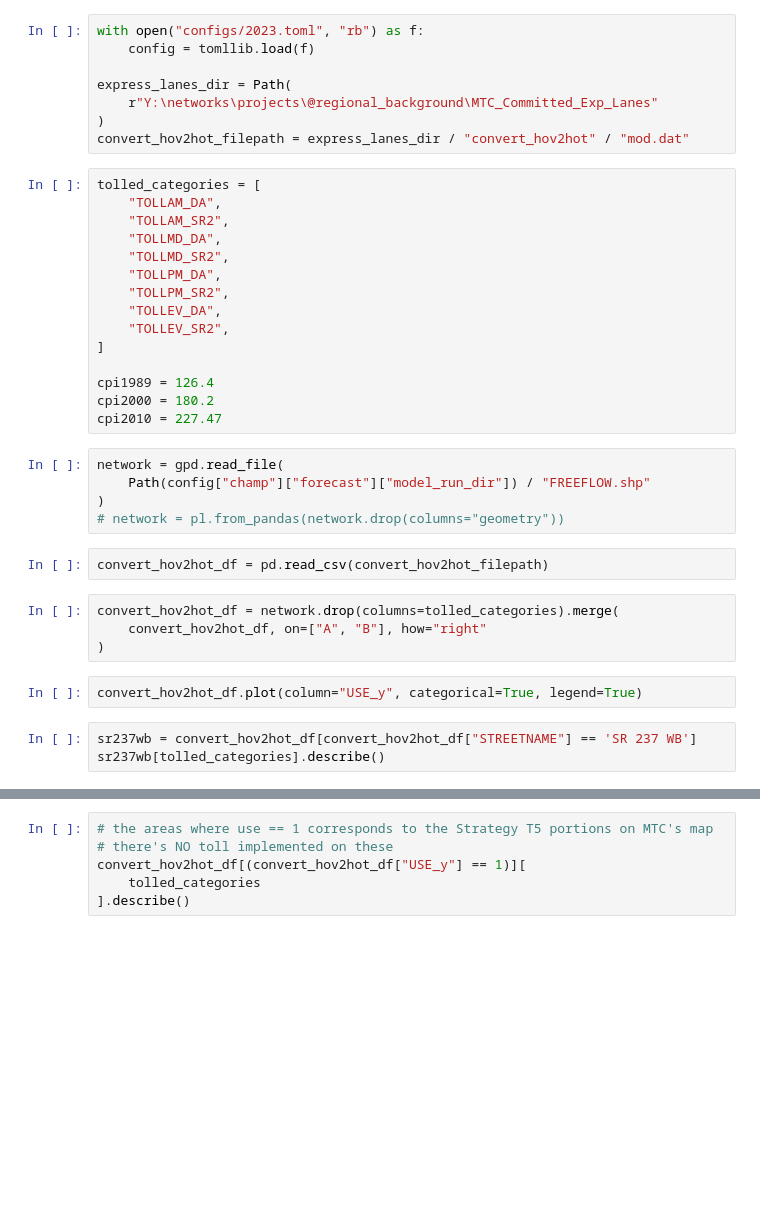
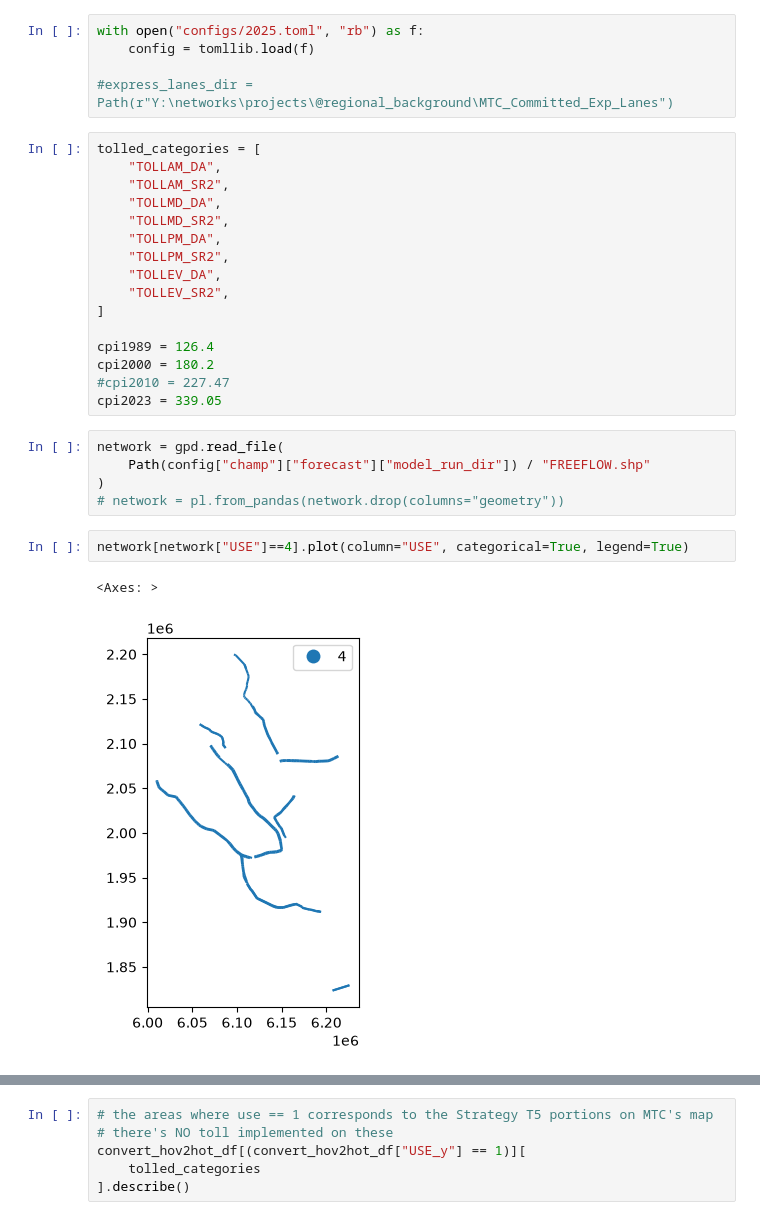
Before and after one commit to sfcta/champ-postprocess, a Jupyter notebook: mtc_model_consistency/pricing_per_mile_toll.ipynb, the cells around one changed output, grey strips where cells are left out. Drawn from its saved outputs; the diff is of its cells as text; blank space fills up the shorter version.

```diff
--- a/mtc_model_consistency/pricing_per_mile_toll.ipynb
+++ b/mtc_model_consistency/pricing_per_mile_toll.ipynb
@@ -11,11 +14,8 @@ import polars as pl
 # %%
-with open("configs/2023.toml", "rb") as f:
+with open("configs/2025.toml", "rb") as f:
     config = tomllib.load(f)
 
-express_lanes_dir = Path(
-    r"Y:\networks\projects\@regional_background\MTC_Committed_Exp_Lanes"
-)
-convert_hov2hot_filepath = express_lanes_dir / "convert_hov2hot" / "mod.dat"
+#express_lanes_dir = Path(r"Y:\networks\projects\@regional_background\MTC_Committed_Exp_Lanes")
 # %%
 tolled_categories = [
     "TOLLAM_DA",
@@ -30,20 +30,15 @@ tolled_categories = [
 
 cpi1989 = 126.4
 cpi2000 = 180.2
-cpi2010 = 227.47
+#cpi2010 = 227.47
+cpi2023 = 339.05
 # %%
 network = gpd.read_file(
     Path(config["champ"]["forecast"]["model_run_dir"]) / "FREEFLOW.shp"
 )
 # network = pl.from_pandas(network.drop(columns="geometry"))
-# %%
-convert_hov2hot_df = pd.read_csv(convert_hov2hot_filepath)
-# %%
-convert_hov2hot_df = network.drop(columns=tolled_categories).merge(
-    convert_hov2hot_df, on=["A", "B"], how="right"
-)
 # %%
-convert_hov2hot_df.plot(column="USE_y", categorical=True, legend=True)
+network[network["USE"]==4].plot(column="USE", categorical=True, legend=True)
+# %% [output]
+<Axes: >
+[figure, added]
-# %%
-sr237wb = convert_hov2hot_df[convert_hov2hot_df["STREETNAME"] == 'SR 237 WB']
-sr237wb[tolled_categories].describe()
```
Also changed, not shown: parts of 7 cells of this notebook, 3 other files.
